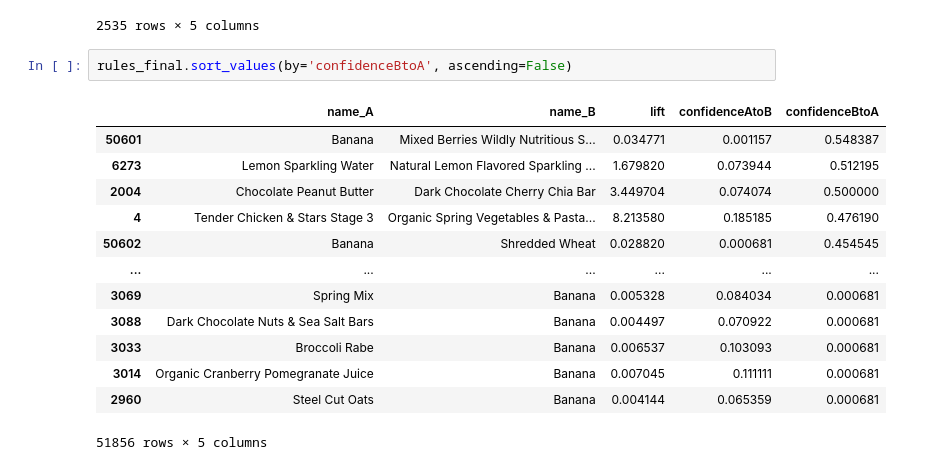
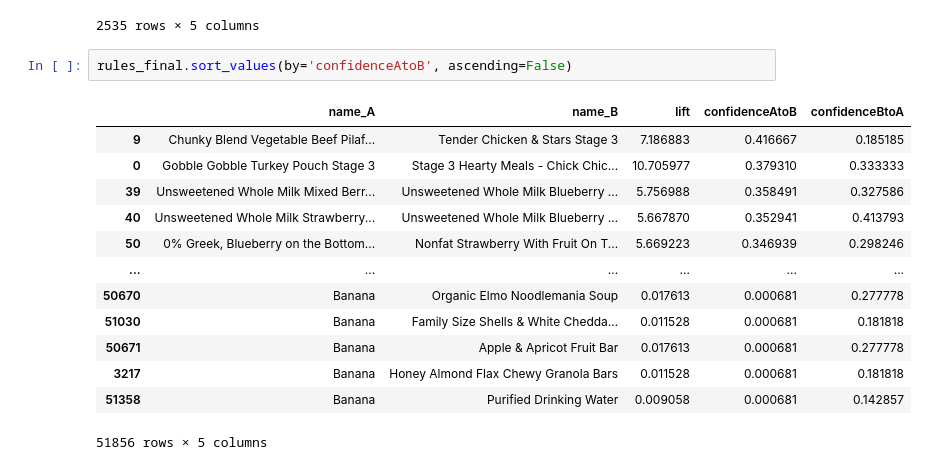
Before and after one commit to steguar/DAIL, a Jupyter notebook: Lecture_4/Lecture_4_Recommender_Systems.ipynb, the cells around one changed output. Drawn from its saved outputs; the diff is of its cells as text.

```diff
--- a/Lecture_4/Lecture_4_Recommender_Systems.ipynb
+++ b/Lecture_4/Lecture_4_Recommender_Systems.ipynb
@@ -1201,18 +1238,18 @@ rules_final[rules_final['name_A']=='Banana']
 | 1567 | Banana | Bag of Organic Bananas | 0.000129 | 0.001634 | 0.002037 |
 2535 rows × 5 columns
 # %%
-rules_final.sort_values(by='confidenceBtoA', ascending=False)
+rules_final.sort_values(by='confidenceAtoB', ascending=False)
 # %% [output]
 |  | name_A | name_B | lift | confidenceAtoB | confidenceBtoA |
-| 50601 | Banana | Mixed Berries Wildly Nutritious S... | 0.034771 | 0.001157 | 0.548387 |
-| 6273 | Lemon Sparkling Water | Natural Lemon Flavored Sparkling ... | 1.679820 | 0.073944 | 0.512195 |
-| 2004 | Chocolate Peanut Butter | Dark Chocolate Cherry Chia Bar | 3.449704 | 0.074074 | 0.500000 |
-| 4 | Tender Chicken & Stars Stage 3 | Organic Spring Vegetables & Pasta... | 8.213580 | 0.185185 | 0.476190 |
-| 50602 | Banana | Shredded Wheat | 0.028820 | 0.000681 | 0.454545 |
+| 9 | Chunky Blend Vegetable Beef Pilaf... | Tender Chicken & Stars Stage 3 | 7.186883 | 0.416667 | 0.185185 |
+| 0 | Gobble Gobble Turkey Pouch Stage 3 | Stage 3 Hearty Meals - Chick Chic... | 10.705977 | 0.379310 | 0.333333 |
+| 39 | Unsweetened Whole Milk Mixed Berr... | Unsweetened Whole Milk Blueberry ... | 5.756988 | 0.358491 | 0.327586 |
+| 40 | Unsweetened Whole Milk Strawberry... | Unsweetened Whole Milk Blueberry ... | 5.667870 | 0.352941 | 0.413793 |
+| 50 | 0% Greek, Blueberry on the Bottom... | Nonfat Strawberry With Fruit On T... | 5.669223 | 0.346939 | 0.298246 |
 | ... | ... | ... | ... | ... | ... |
-| 3069 | Spring Mix | Banana | 0.005328 | 0.084034 | 0.000681 |
-| 3088 | Dark Chocolate Nuts & Sea Salt Bars | Banana | 0.004497 | 0.070922 | 0.000681 |
-| 3033 | Broccoli Rabe | Banana | 0.006537 | 0.103093 | 0.000681 |
-| 3014 | Organic Cranberry Pomegranate Juice | Banana | 0.007045 | 0.111111 | 0.000681 |
-| 2960 | Steel Cut Oats | Banana | 0.004144 | 0.065359 | 0.000681 |
+| 50670 | Banana | Organic Elmo Noodlemania Soup | 0.017613 | 0.000681 | 0.277778 |
+| 51030 | Banana | Family Size Shells & White Chedda... | 0.011528 | 0.000681 | 0.181818 |
+| 50671 | Banana | Apple & Apricot Fruit Bar | 0.017613 | 0.000681 | 0.277778 |
+| 3217 | Banana | Honey Almond Flax Chewy Granola Bars | 0.011528 | 0.000681 | 0.181818 |
+| 51358 | Banana | Purified Drinking Water | 0.009058 | 0.000681 | 0.142857 |
 51856 rows × 5 columns
```
Also changed, not shown: parts of 12 cells of this notebook, 5 other files.
